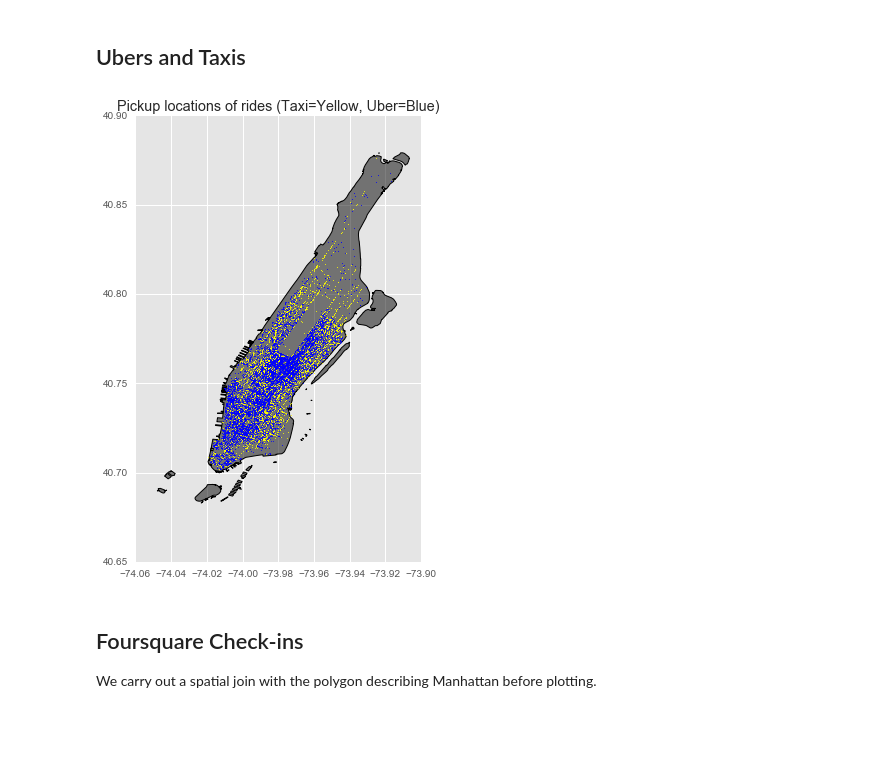
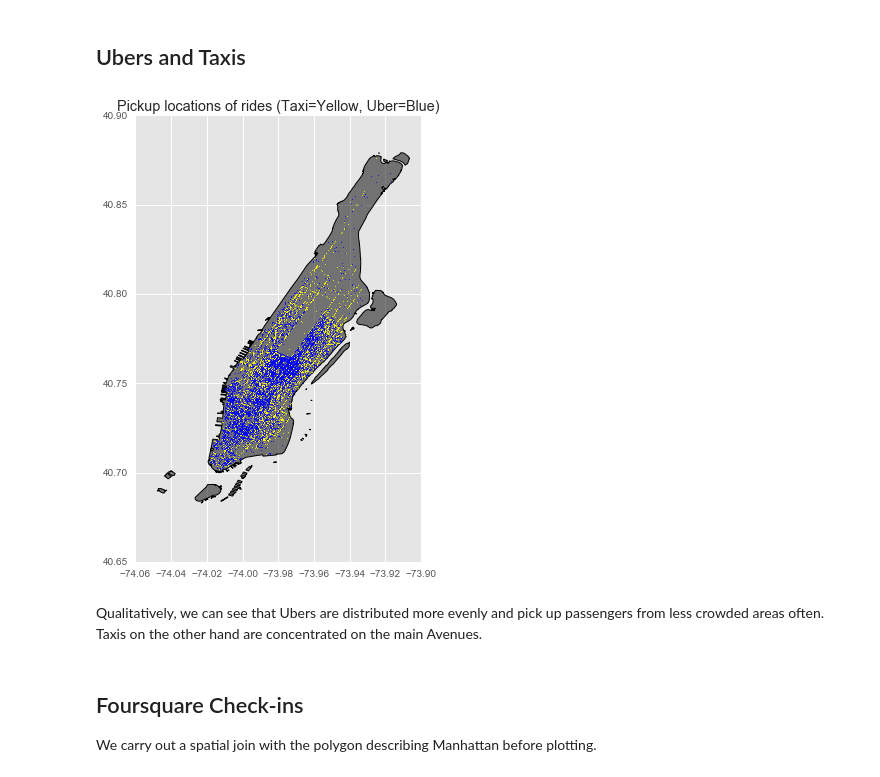
Before and after one commit to dhruvcmu/practicaldatascience, a Jupyter notebook: Final_Report.ipynb, the cells around one changed output. Drawn from its saved outputs; the diff is of its cells as text; code cells hidden in the pictures; blank space fills up the shorter version.

```diff
--- a/Final_Report.ipynb
+++ b/Final_Report.ipynb
@@ -149,11 +155,13 @@ print fSqCheckins.head()
 # %%
 # Plots of scatter plot of taxi/uber in NYC
 base = boros[boros['BoroName']=='Manhattan'].plot(figsize=(8,8))
 plt.title('Pickup locations of rides (Taxi=Yellow, Uber=Blue)')
-taxi[:10000].plot(ax=base, color='yellow',markersize=1);
-uber[:10000].plot(ax=base, color='blue',markersize=1);
+taxi[:8000].plot(ax=base, color='yellow',markersize=1);
+uber[:8000].plot(ax=base, color='blue',markersize=1);
 # %% [output]
-[figure, old version]
+[figure, new version]
+# %% [markdown]
+Qualitatively, we can see that Ubers are distributed more evenly and pick up passengers from less crowded areas often. Taxis on the other hand are concentrated on the main Avenues.
 # %% [markdown]
 ## Foursquare Check-ins
 
```
Also changed, not shown: parts of 58 cells of this notebook.
